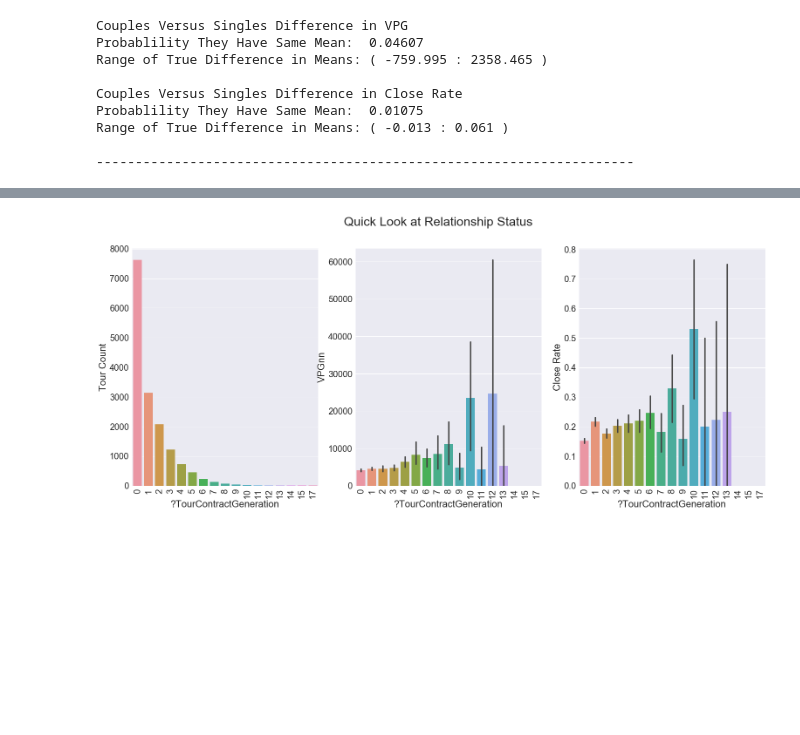
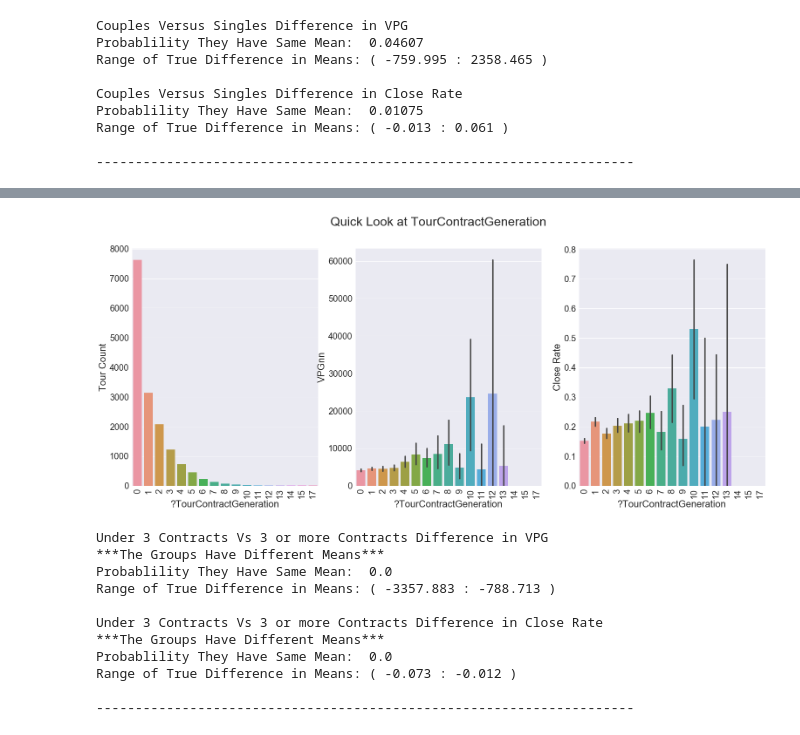
Before and after one commit to zcblack/Springboard, a Jupyter notebook: Capstone2/EDAandInferentialStatistics.ipynb, the cells around one changed output, grey strips where cells are left out. Drawn from its saved outputs; the diff is of its cells as text; code cells hidden in the pictures; blank space fills up the shorter version.

```diff
--- a/Capstone2/EDAandInferentialStatistics.ipynb
+++ b/Capstone2/EDAandInferentialStatistics.ipynb
@@ -617,21 +639,45 @@ plt.show()
 # %%
 # relationship status quick look
 plt.subplot(1,3,1)
 sns.countplot(x= '?TourContractGeneration', data = df)
 plt.xticks(rotation=90)
 plt.ylabel('Tour Count')
 plt.subplot(1,3,2)
 sns.barplot(x= '?TourContractGeneration', y= 'NetVolumePlusNonGoodVolume', data = df)
 plt.xticks(rotation=90)
 plt.ylabel('VPGnn')
 plt.subplot(1,3,3)
 sns.barplot(x= '?TourContractGeneration', y= 'ResultOfTour', data = df)
 plt.xticks(rotation=90)
 plt.ylabel('Close Rate')
-plt.suptitle('Quick Look at Relationship Status')
+plt.suptitle('Quick Look at TourContractGeneration')
 plt.show()
+
+
+#TourContractGeneration status z test
+dfUnder3C = df[df['?TourContractGeneration']<3]
+dfAbove3C = df[df['?TourContractGeneration']>=3]
+
+print('Under 3 Contracts Vs 3 or more Contracts Difference in VPG')
+zTest(df,dfUnder3C,dfAbove3C, 'NetVolumePlusNonGoodVolume', alpha)
+print()
+print('Under 3 Contracts Vs 3 or more Contracts Difference in Close Rate')
+zTest(df,dfUnder3C,dfAbove3C, 'ResultOfTour', alpha)
+print()
+print('---------------------------------------------------------------------')
 # %% [output]
-[figure, old version]
+[figure, new version]
+Under 3 Contracts Vs 3 or more Contracts Difference in VPG
+***The Groups Have Different Means***
+Probablility They Have Same Mean:  0.0
+Range of True Difference in Means: ( -3357.883 : -788.713 )
+
+Under 3 Contracts Vs 3 or more Contracts Difference in Close Rate
+***The Groups Have Different Means***
+Probablility They Have Same Mean:  0.0
+Range of True Difference in Means: ( -0.073 : -0.012 )
+
+---------------------------------------------------------------------
 # %%
 # relationship status quick look
 plt.subplot(1,3,1)
```
Also changed, not shown: parts of 7 cells of this notebook.
